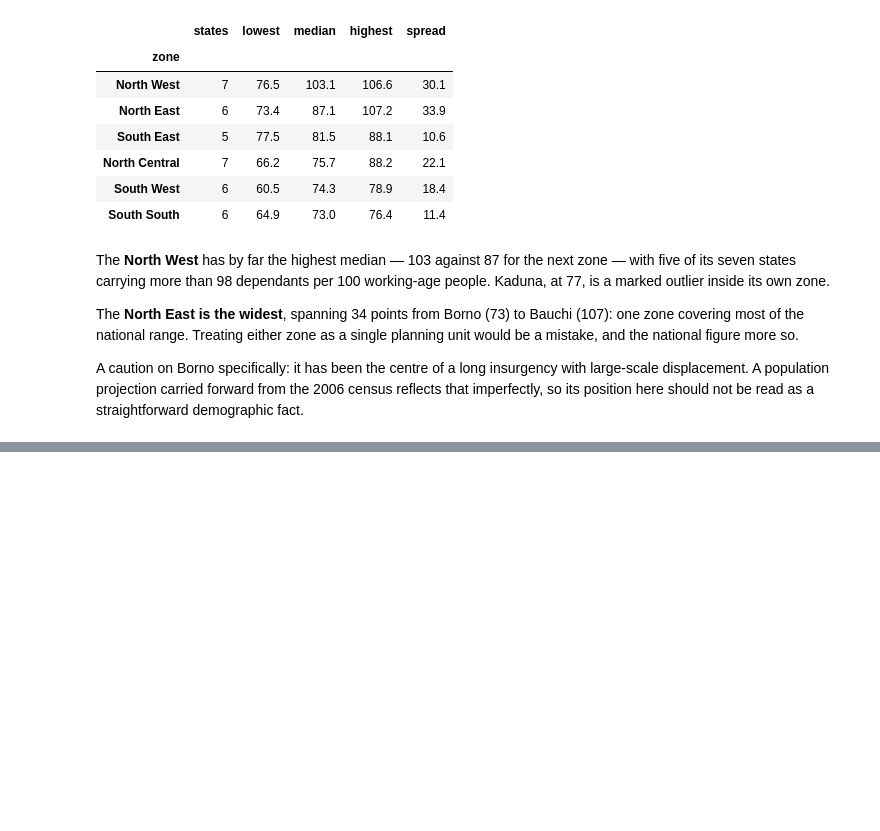
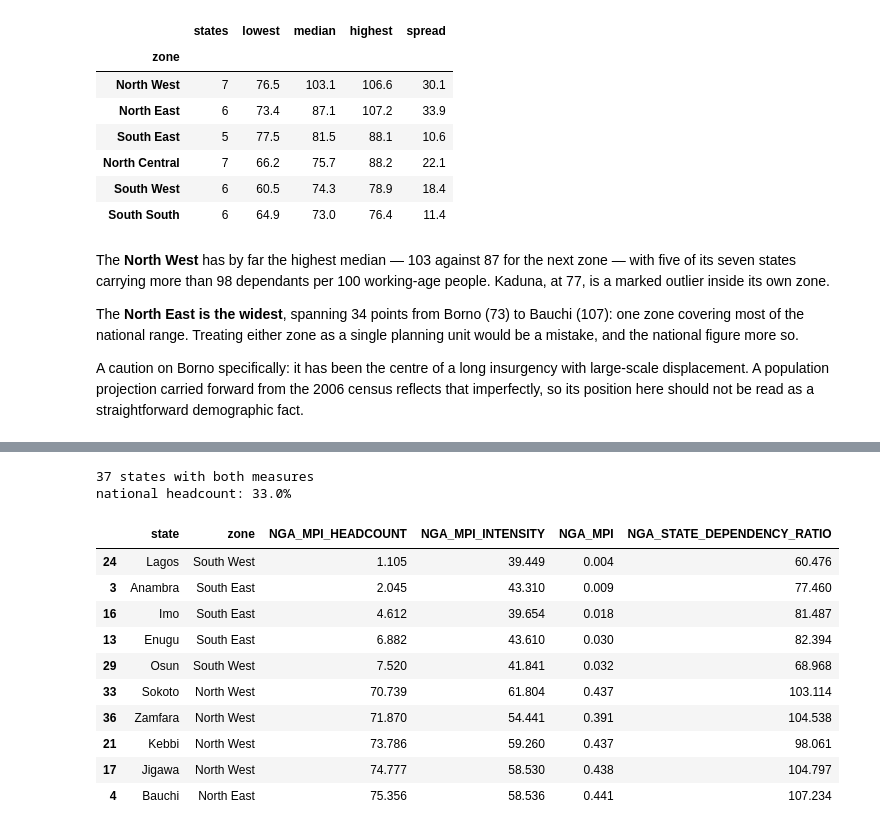
Before and after one commit to asgatcreation/nigeria-economic-intelligence, a Jupyter notebook: notebooks/01_exploratory_analysis.ipynb, the cells around one changed output, grey strips where cells are left out. Drawn from its saved outputs; the diff is of its cells as text; code cells hidden in the pictures; blank space fills up the shorter version.

```diff
--- a/notebooks/01_exploratory_analysis.ipynb
+++ b/notebooks/01_exploratory_analysis.ipynb
@@ -406,0 +402,46 @@ produce.
+# %%
+poverty = states.dropna(
+    subset=["NGA_MPI_HEADCOUNT", "NGA_STATE_DEPENDENCY_RATIO"]
+).copy()
+
+poverty["north"] = poverty["zone"].str.startswith("North")
+
+# The national MPI row is in the warehouse too, so the reference line
+# below is read rather than typed in.
+NATIONAL_MPI = (
+    "SELECT o.value::float AS headcount "
+    "FROM indicator_observations AS o "
+    "JOIN indicators AS i ON i.indicator_id = o.indicator_id "
+    "JOIN geographies AS g ON g.geography_id = o.geography_id "
+    "WHERE i.indicator_code = 'NGA_MPI_HEADCOUNT' "
+    "AND g.geo_level = 'country'"
+)
+
+national_headcount = pd.read_sql(
+    text(NATIONAL_MPI), engine
+)["headcount"].iloc[0]
+
+print(f"{len(poverty)} states with both measures")
+print(f"national headcount: {national_headcount:.1f}%")
+
+poverty[[
+    "state", "zone",
+    "NGA_MPI_HEADCOUNT", "NGA_MPI_INTENSITY", "NGA_MPI",
+    "NGA_STATE_DEPENDENCY_RATIO",
+]].sort_values("NGA_MPI_HEADCOUNT").pipe(
+    lambda f: pd.concat([f.head(5), f.tail(5)])
+).round(3)
+# %% [output]
+37 states with both measures
+national headcount: 33.0%
+|  | state | zone | NGA_MPI_HEADCOUNT | NGA_MPI_INTENSITY | NGA_MPI | NGA_STATE_DEPENDENCY_RATIO |
+| 24 | Lagos | South West | 1.105 | 39.449 | 0.004 | 60.476 |
+| 3 | Anambra | South East | 2.045 | 43.310 | 0.009 | 77.460 |
+| 16 | Imo | South East | 4.612 | 39.654 | 0.018 | 81.487 |
+| 13 | Enugu | South East | 6.882 | 43.610 | 0.030 | 82.394 |
+| 29 | Osun | South West | 7.520 | 41.841 | 0.032 | 68.968 |
+| 33 | Sokoto | North West | 70.739 | 61.804 | 0.437 | 103.114 |
+| 36 | Zamfara | North West | 71.870 | 54.441 | 0.391 | 104.538 |
+| 21 | Kebbi | North West | 73.786 | 59.260 | 0.437 | 98.061 |
+| 17 | Jigawa | North West | 74.777 | 58.530 | 0.438 | 104.797 |
+| 4 | Bauchi | North East | 75.356 | 58.536 | 0.441 | 107.234 |
```
Also changed, not shown: parts of 14 cells of this notebook, 9 other files.
